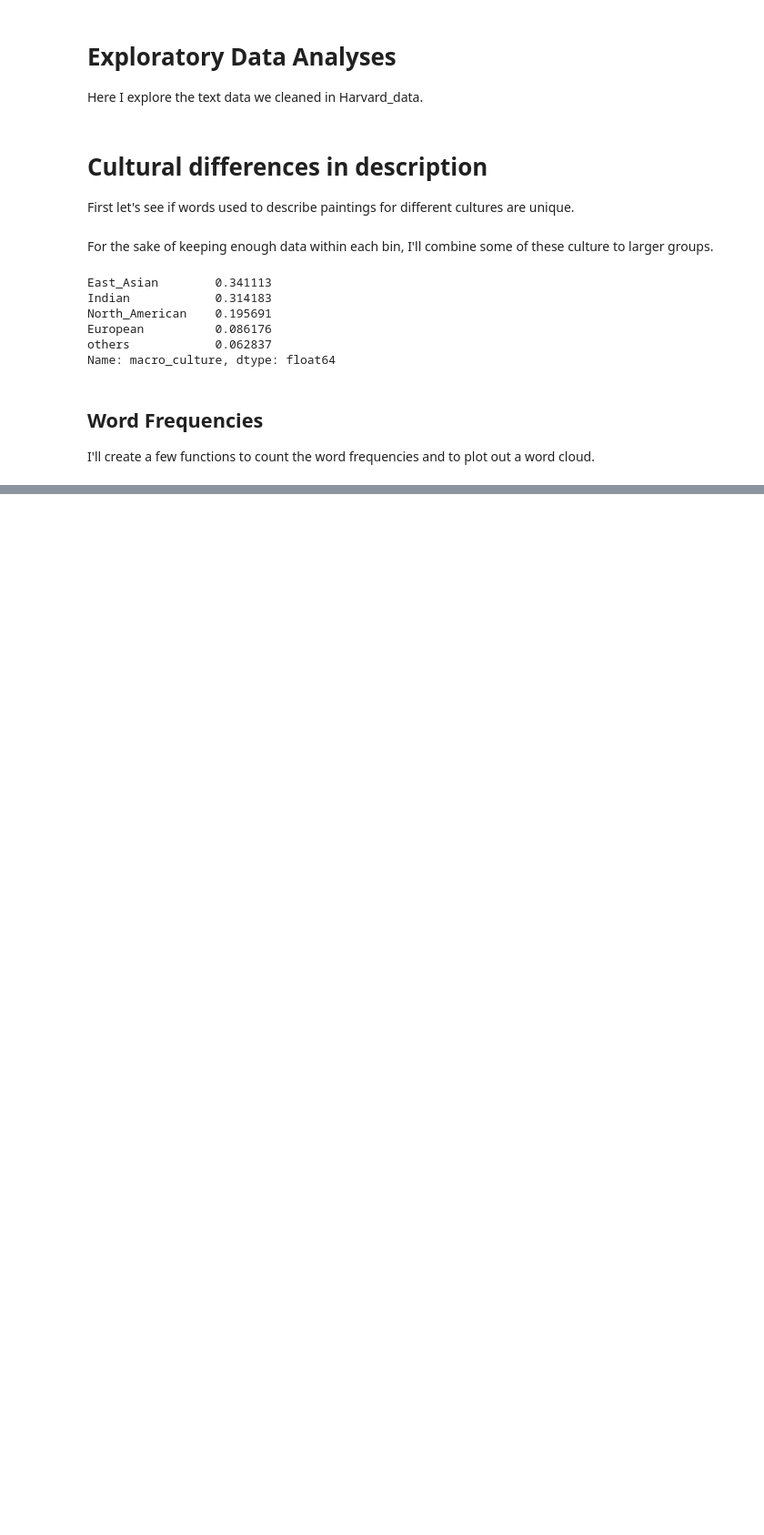
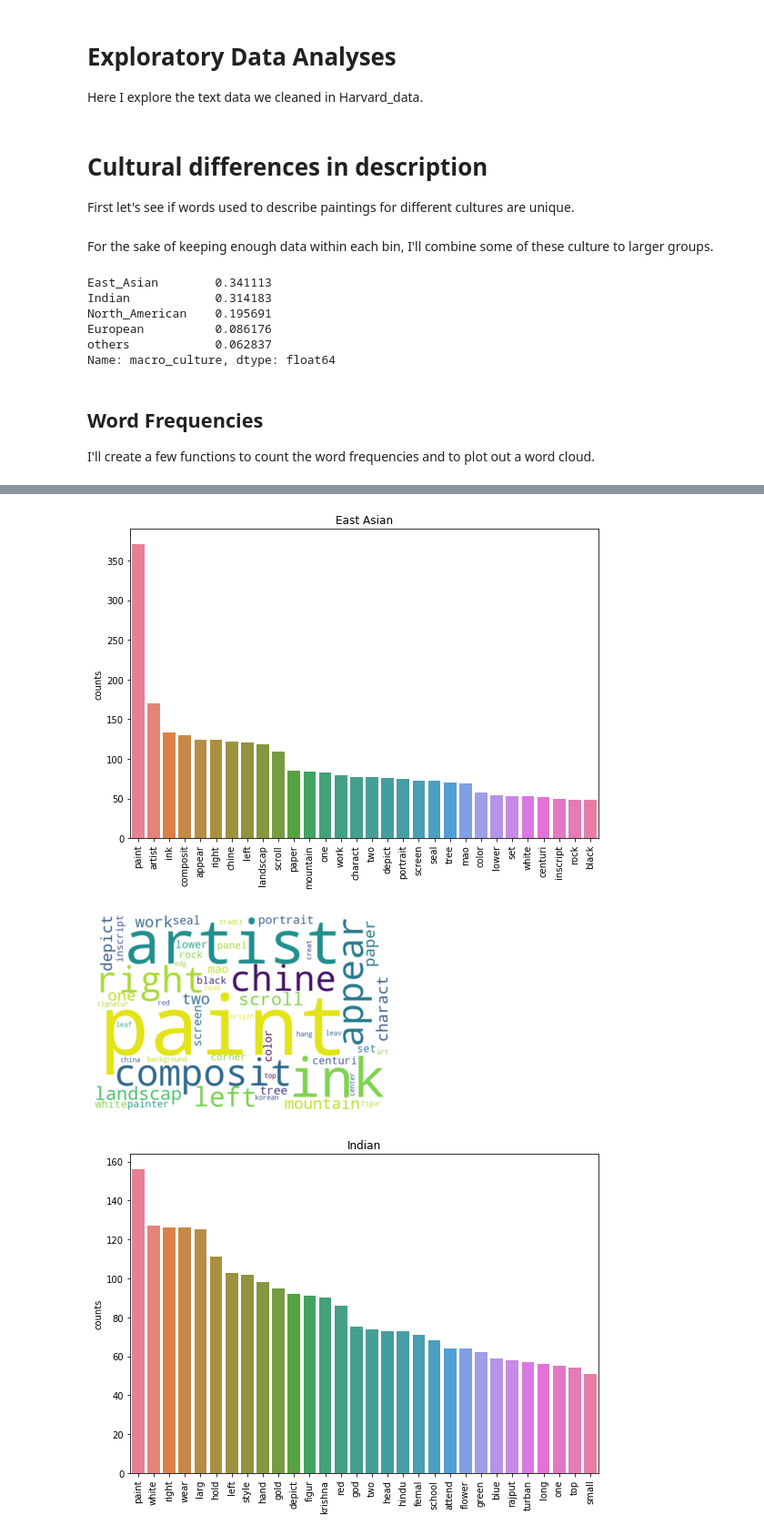
Before and after one commit to stereopickle/art_description_project, a Jupyter notebook: 010.EDA_1.ipynb, the cells around one changed output, grey strips where cells are left out. Shown at 91% size. Drawn from its saved outputs; the diff is of its cells as text; code cells hidden in the pictures; blank space fills up the shorter version.

```diff
--- a/010.EDA_1.ipynb
+++ b/010.EDA_1.ipynb
@@ -9,6 +10,9 @@ import matplotlib.pyplot as plt
 %matplotlib inline
 # %%
 df = pd.read_csv('data/clean_df.csv', index_col = 0)
+# %%
+# re-list description column
+df.description = df.description.apply(lambda x: str(x).split(','))
 # %%
 # removing columns where more than 50% of data are missing info
 df = df[df.columns[df.isnull().sum()<(len(df)*0.5)]]
@@ -63,0 +68,35 @@ def count_words(list_):
+# %%
+def plot_words(dict_, title, fname):
+    """
+    input: a dictionary of word counts, title of the graph (str), and a filename (str)
+    output: barplot for first 30 words and wordcloud, and save out files
+    """
+    X = list(dict_.keys())[0:30]
+    Y = list(dict_.values())[0:30]
+
+    plt.figure(figsize=(8, 6))
+
+    ax = sns.barplot(x=X, y=Y, palette="husl")
+    ax.set(ylabel= 'counts', xlabel= '', title = title)
+    ax.set_xticklabels(X, rotation=90) # rotate labels 90 degree
+
+    plt.tight_layout() # make sure labels are not cropped in saved files
+    plt.show()
+
+    ax.figure.savefig(f"PNG/{fname}.png")
+
+    wc = WordCloud(background_color="white", width=600, height=400, max_words=50)
+    wc.generate_from_frequencies(dict_)
+
+    plt.imshow(wc, interpolation="bilinear")
+
+    wc.to_file(f"PNG/{fname}_wc.png")
+
+    plt.axis("off")
+    plt.show()
+# %%
+East_Asian = sum(df[df.macro_culture == 'East_Asian']['description'], [])
+European = sum(df[df.macro_culture == 'European']['description'], [])
+North_American = sum(df[df.macro_culture == 'North_American']['description'], [])
+Indian = sum(df[df.macro_culture == 'Indian']['description'], [])
+others = sum(df[df.macro_culture == 'others']['description'], [])
@@ -63,0 +122,10 @@ def count_words(list_):
+# %%
+plot_words(count_words(East_Asian), "East Asian", "east_asian")
+plot_words(count_words(Indian), "Indian", "indian")
+plot_words(count_words(North_American), "North American", "north_american")
+plot_words(count_words(European), "European", "european")
+plot_words(count_words(others), "Others", "others")
+# %% [output]
+[figure, added]
+[figure, added]
+[figure, added]
```
Also changed, not shown: parts of 14 cells of this notebook.
